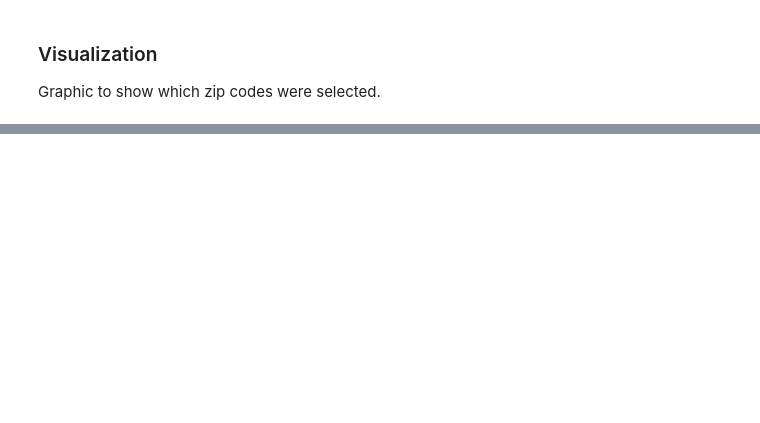
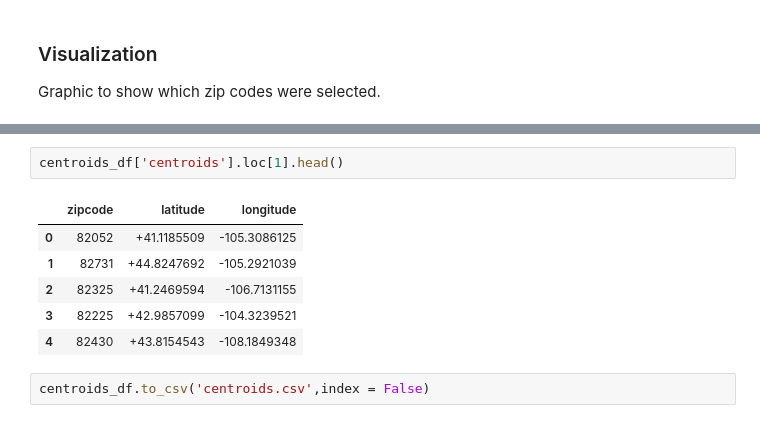
Before and after one commit to mitchdshawn/disaster_income_loss, a Jupyter notebook: data_lookup.ipynb, the cells around one changed output, grey strips where cells are left out. Cells and saved outputs as stored; diff of their text form; blank space fills up the shorter version.

```diff
--- a/data_lookup.ipynb
+++ b/data_lookup.ipynb
@@ -206,0 +217,11 @@ alaska['features'][0]['geometry']['coordinates']
+# %%
+centroids_df['centroids'].loc[1].head()
+# %% [output]
+|  | zipcode | latitude | longitude |
+| 0 | 82052 | +41.1185509 | -105.3086125 |
+| 1 | 82731 | +44.8247692 | -105.2921039 |
+| 2 | 82325 | +41.2469594 | -106.7131155 |
+| 3 | 82225 | +42.9857099 | -104.3239521 |
+| 4 | 82430 | +43.8154543 | -108.1849348 |
+# %%
+centroids_df.to_csv('centroids.csv',index = False)
```
Also changed, not shown: parts of 14 cells of this notebook.
